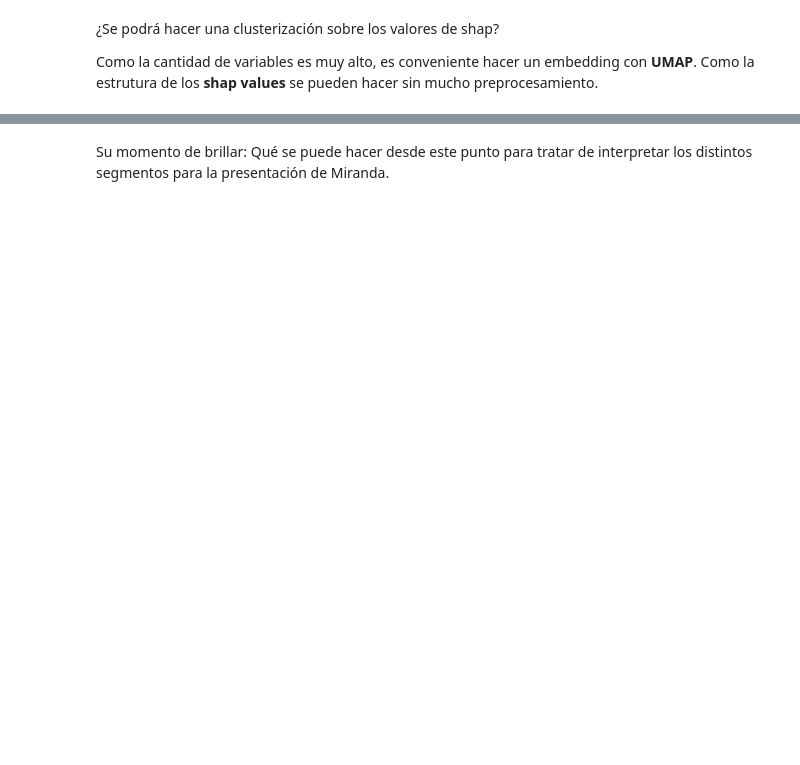
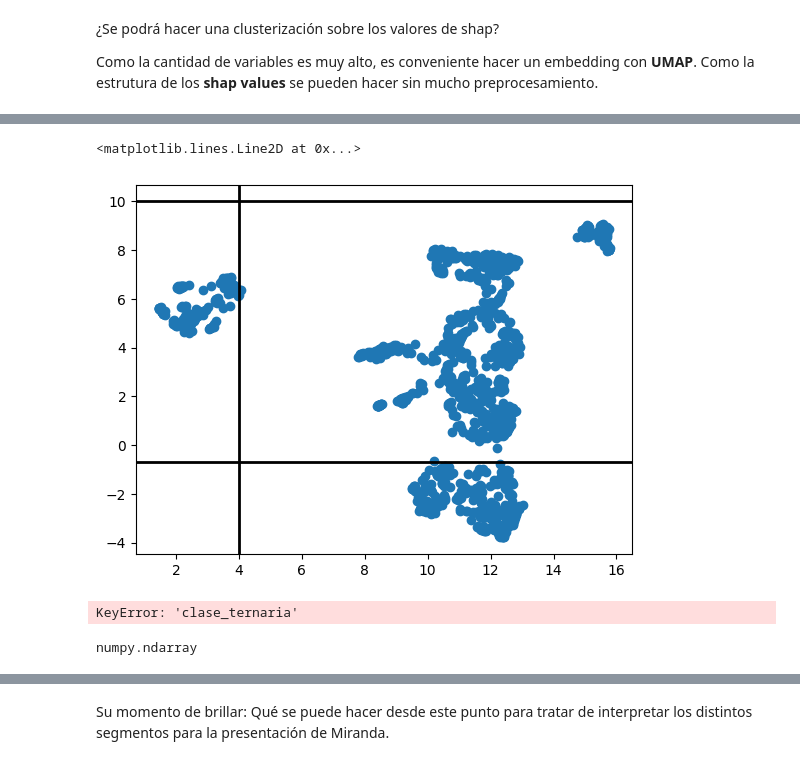
Before and after one commit to manuelMedinaVega/labo, a Jupyter notebook: src/monday/z1001_SHAP.ipynb, the cells around one changed output, grey strips where cells are left out. Drawn from its saved outputs; the diff is of its cells as text; code cells hidden in the pictures; blank space fills up the shorter version.

```diff
--- a/src/monday/z1001_SHAP.ipynb
+++ b/src/monday/z1001_SHAP.ipynb
@@ -96,0 +172,16 @@ plt.scatter(embedding_2d[:,0], embedding_2d[:,1])
+# %%
+plt.scatter(embedding_2d[:,0], embedding_2d[:,1])
+plt.axhline(y=10, linewidth=2, color = 'k')
+plt.axvline(x=4, linewidth=2, color = 'k')
+plt.axhline(y=-0.7, linewidth=2, color = 'k')
+# %% [output]
+<matplotlib.lines.Line2D at 0x...>
+[figure, added]
+# %%
+ytrain = Xtrain["clase_ternaria"].map(lambda x: 0 if x == "CONTINUA" else 1)
+# %% [output]
+KeyError: 'clase_ternaria'
+# %%
+type(embedding_2d)
+# %% [output]
+numpy.ndarray
```
Also changed, not shown: parts of 26 cells of this notebook, 7 other files.
